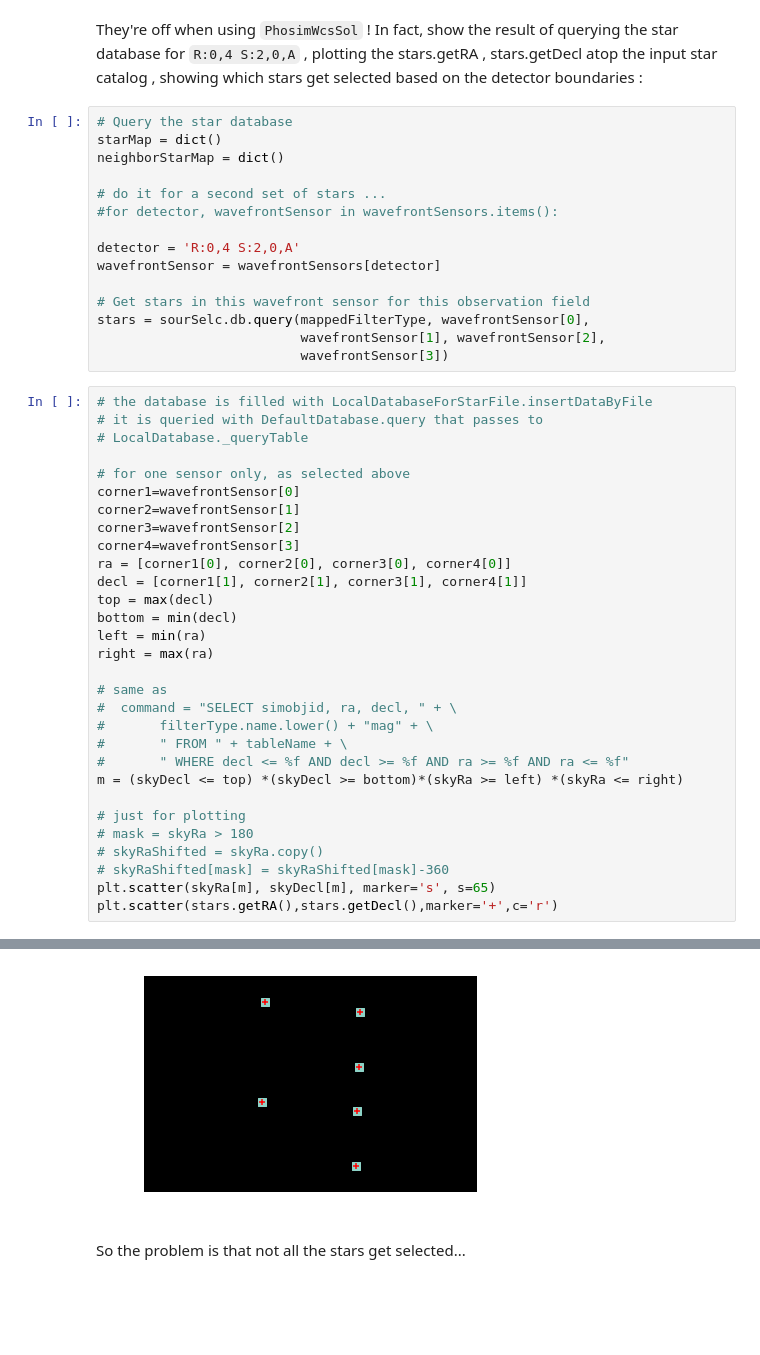
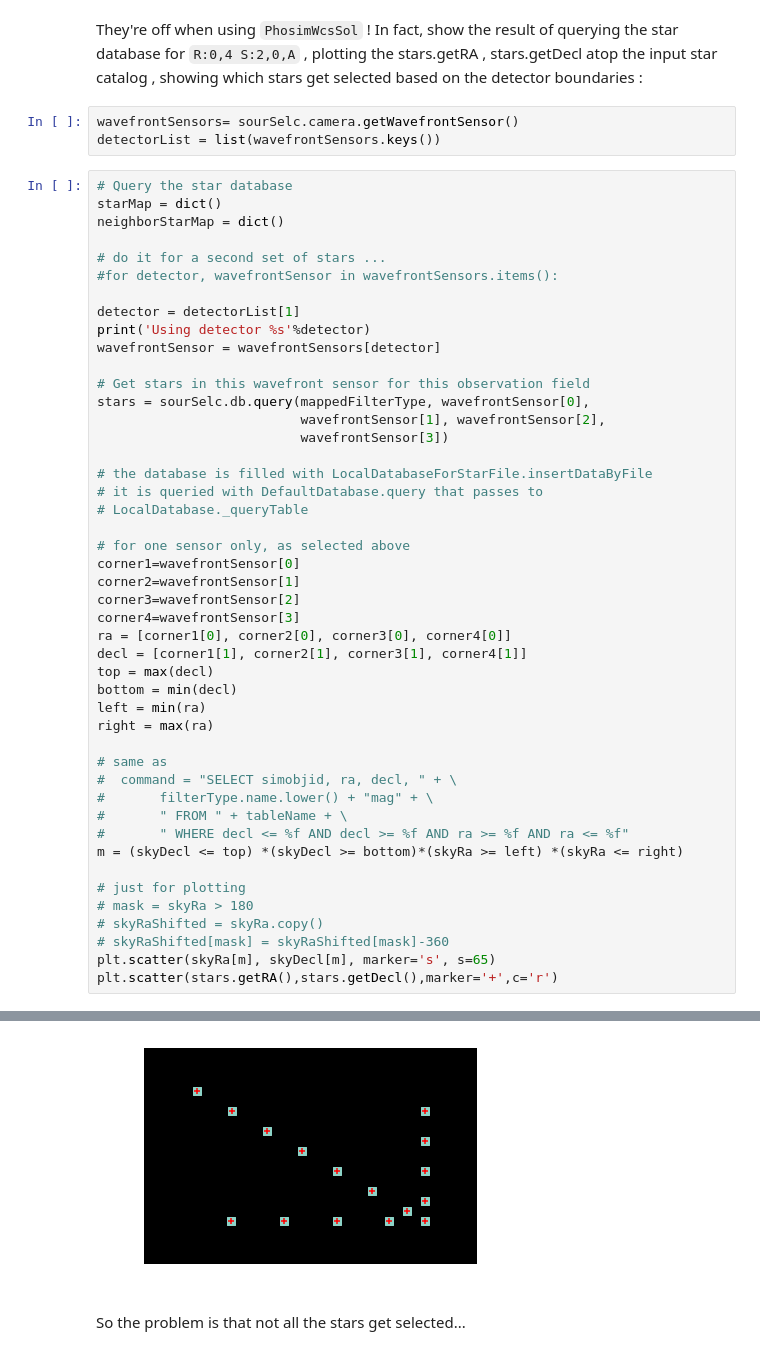
Before and after one commit to lsst-ts/ts_phosim, a Jupyter notebook: notebooks/analysis_notebooks/postISR_corner_WFS_debug_WCS.ipynb, the cells around one changed output, grey strips where cells are left out. Drawn from its saved outputs; the diff is of its cells as text; blank space fills up the shorter version.

```diff
--- a/notebooks/analysis_notebooks/postISR_corner_WFS_debug_WCS.ipynb
+++ b/notebooks/analysis_notebooks/postISR_corner_WFS_debug_WCS.ipynb
@@ -305,21 +323,25 @@ Text(0, 0.5, 'Decl')
 # %% [markdown]
 They're off when using `PhosimWcsSol` !   In fact, show the result of querying the star database  for `R:0,4 S:2,0,A` , plotting the stars.getRA , stars.getDecl atop the input star catalog , showing which stars get selected based on the detector boundaries :
-# %%
-# Query the star database
-starMap = dict()
-neighborStarMap = dict()
-
-# do it for a second set of stars ...
-#for detector, wavefrontSensor in wavefrontSensors.items():
-
-detector = 'R:0,4 S:2,0,A'
-wavefrontSensor = wavefrontSensors[detector]
-
-# Get stars in this wavefront sensor for this observation field
-stars = sourSelc.db.query(mappedFilterType, wavefrontSensor[0],
-                          wavefrontSensor[1], wavefrontSensor[2],
-                          wavefrontSensor[3])
+# %%
+wavefrontSensors= sourSelc.camera.getWavefrontSensor()
+detectorList = list(wavefrontSensors.keys())
 # %%
+# Query the star database
+starMap = dict()
+neighborStarMap = dict()
+
+# do it for a second set of stars ...
+#for detector, wavefrontSensor in wavefrontSensors.items():
+
+detector = detectorList[1]
+print('Using detector %s'%detector)
+wavefrontSensor = wavefrontSensors[detector]
+
+# Get stars in this wavefront sensor for this observation field
+stars = sourSelc.db.query(mappedFilterType, wavefrontSensor[0],
+                          wavefrontSensor[1], wavefrontSensor[2],
+                          wavefrontSensor[3])
+
 # the database is filled with LocalDatabaseForStarFile.insertDataByFile
 # it is queried with DefaultDatabase.query that passes to
 # LocalDatabase._queryTable
@@ -354,4 +377,4 @@ plt.scatter(stars.getRA(),stars.getDecl(),marker='+',c='r')
-[figure, old version]
+[figure, new version]
 # %% [markdown]
 So the problem is that not all the stars get selected...
 # %% [markdown]
```
Also changed, not shown: parts of 80 cells of this notebook.
